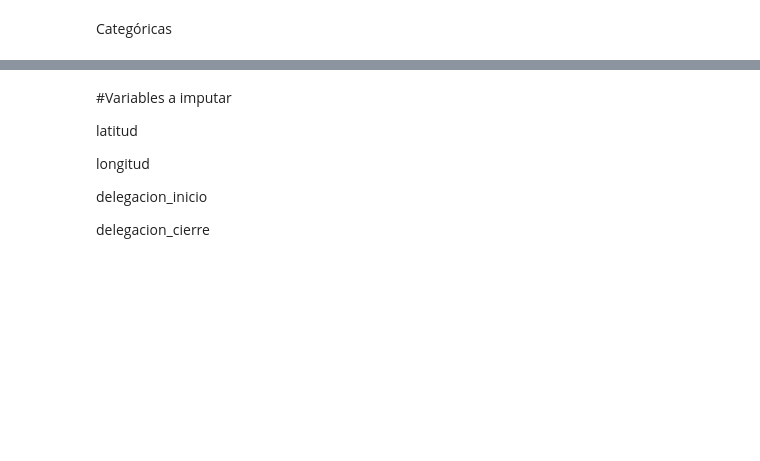
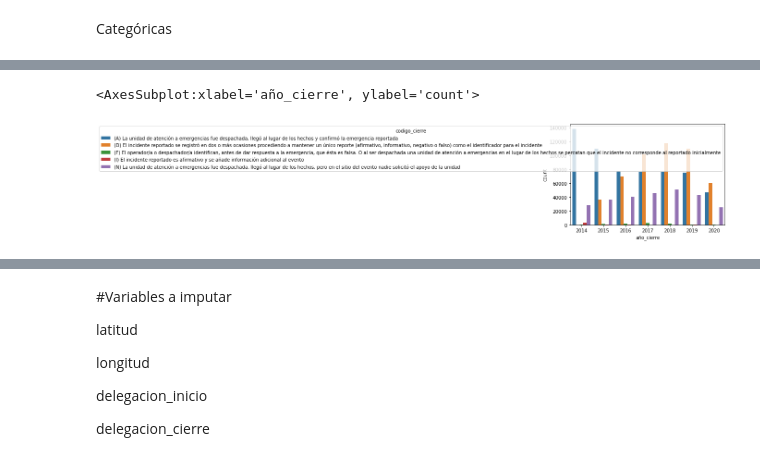
Before and after one commit to YusuriAR/Incidentes_c5, a Jupyter notebook: Proyecto1_Eq8.ipynb, the cells around one changed output, grey strips where cells are left out. Cells and saved outputs as stored; diff of their text form; code cells hidden in the pictures; blank space fills up the shorter version.

```diff
--- a/Proyecto1_Eq8.ipynb
+++ b/Proyecto1_Eq8.ipynb
@@ -540,0 +580,5 @@ geo
+# %%
+sns.countplot(x="año_cierre",hue='codigo_cierre',data=c5)
+# %% [output]
+<AxesSubplot:xlabel='año_cierre', ylabel='count'>
+[figure, added]
```
Also changed, not shown: parts of 64 cells of this notebook.
